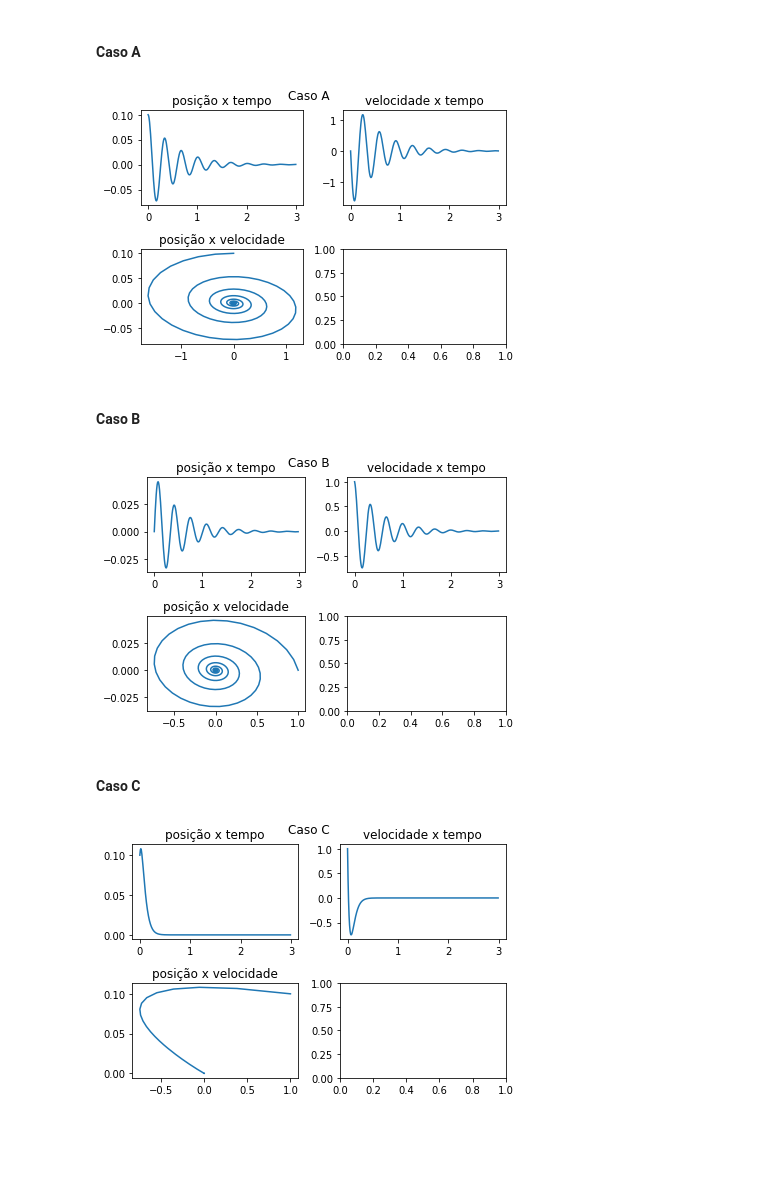
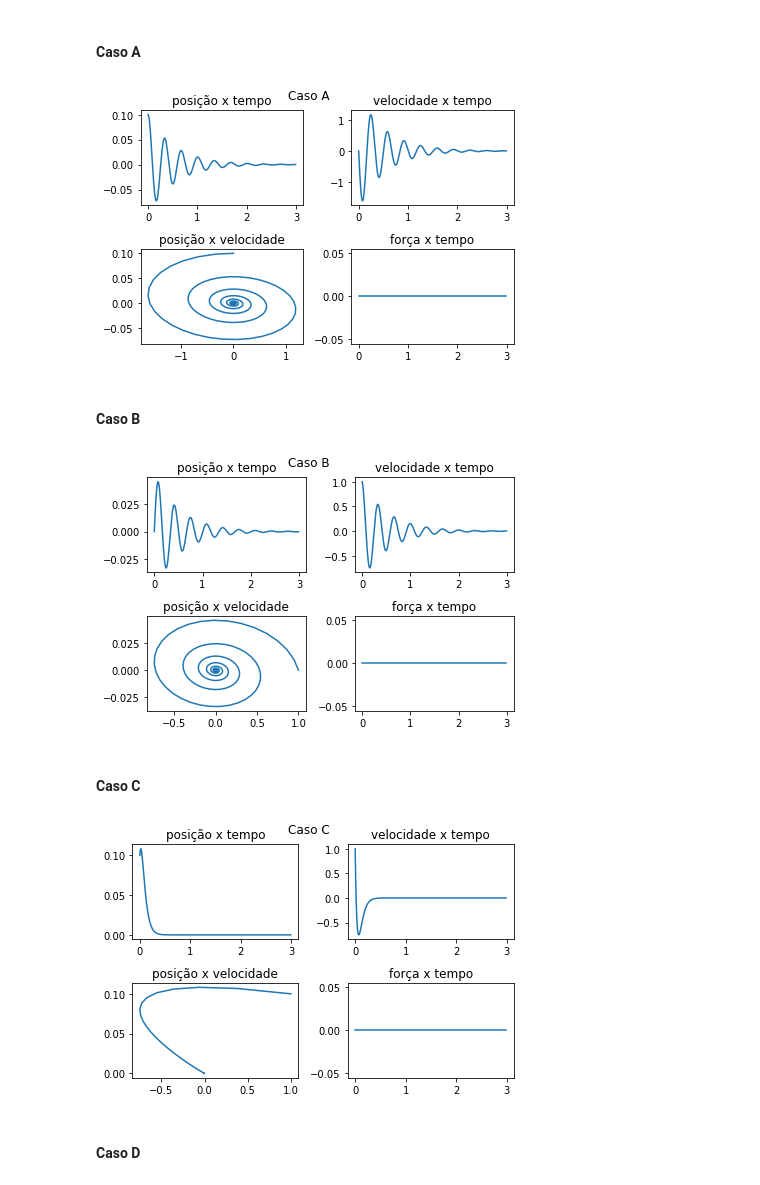
Before and after one commit to arielguerreiro/PME3200-EMSC2020, a Jupyter notebook: EMSC 2020-1.ipynb, the cells around one changed output. Drawn from its saved outputs; the diff is of its cells as text; code cells hidden in the pictures; blank space fills up the shorter version.

```diff
--- a/EMSC 2020-1.ipynb
+++ b/EMSC 2020-1.ipynb
@@ -66,7 +59,7 @@ def tempo(ti, tf, h=0.01):
     return np.arange(ti, tf, h)
 # %%
 #funcao para criar os 4 gráficos da análise
-def graficos(titulo, X, V, t, F=0):
+def graficos(titulo, X, V, t, F):
     fig, ax= plt.subplots(2, 2)
     fig.suptitle(titulo)
 
@@ -79,12 +72,17 @@ def graficos(titulo, X, V, t, F=0):
     ax[1][0].plot(V, X)
     ax[1][0].set_title('posição x velocidade')
 
-    if F != 0:
-        ax[1][1].plot(t, F)
-        ax[1][1].set_title('força x tempo')
+
+    ax[1][1].plot(t, [F(time) for time in t])
+    ax[1][1].set_title('força x tempo')
 
     fig.tight_layout()
     plt.show()
+# %%
+def resolve(func, y, t, params):
+    par = tuple(i for i in params[0:])
+    Y = ode(func, y, t, args=par)
+    return Y
 # %% [markdown]
 #### Caso A
 # %%
@@ -97,17 +95,21 @@ ti = 0
 tf = 3
 
 ta = tempo(ti, tf)
+# %%
+Fa = lambda t: 0
+params_a = params[:]
+params_a[4] = Fa
 # %%
-Ya = ode(carro, ya, ta, args= (params,))
+Ya = resolve(carro, ya, ta, params_a)
 # %%
 Xa = Ya[:,0]
 Va = Ya[:,1]
 # %%
 titulo = 'Caso A'
 
-graficos(titulo, Xa, Va, ta)
+graficos(titulo, Xa, Va, ta, Fa)
 # %% [output]
-[figure, old version]
+[figure, new version]
 # %% [markdown]
 #### Caso B
 # %%
@@ -128,8 +134,8 @@ Vb = Yb[:,1]
 # %%
 titulo = 'Caso B'
 
-graficos(titulo, Xb, Vb, tb)
+graficos(titulo, Xb, Vb, tb, Fb)
 # %% [output]
-[figure, old version]
+[figure, new version]
 # %% [markdown]
 #### Caso C
@@ -156,6 +162,8 @@ Vc = Yc[:,1]
 # %%
 titulo = 'Caso C'
 
-graficos(titulo, Xc, Vc, tc)
+graficos(titulo, Xc, Vc, tc, Fc)
 # %% [output]
-[figure, old version]
+[figure, new version]
+# %% [markdown]
+#### Caso D
```
Also changed, not shown: parts of 22 cells of this notebook.
